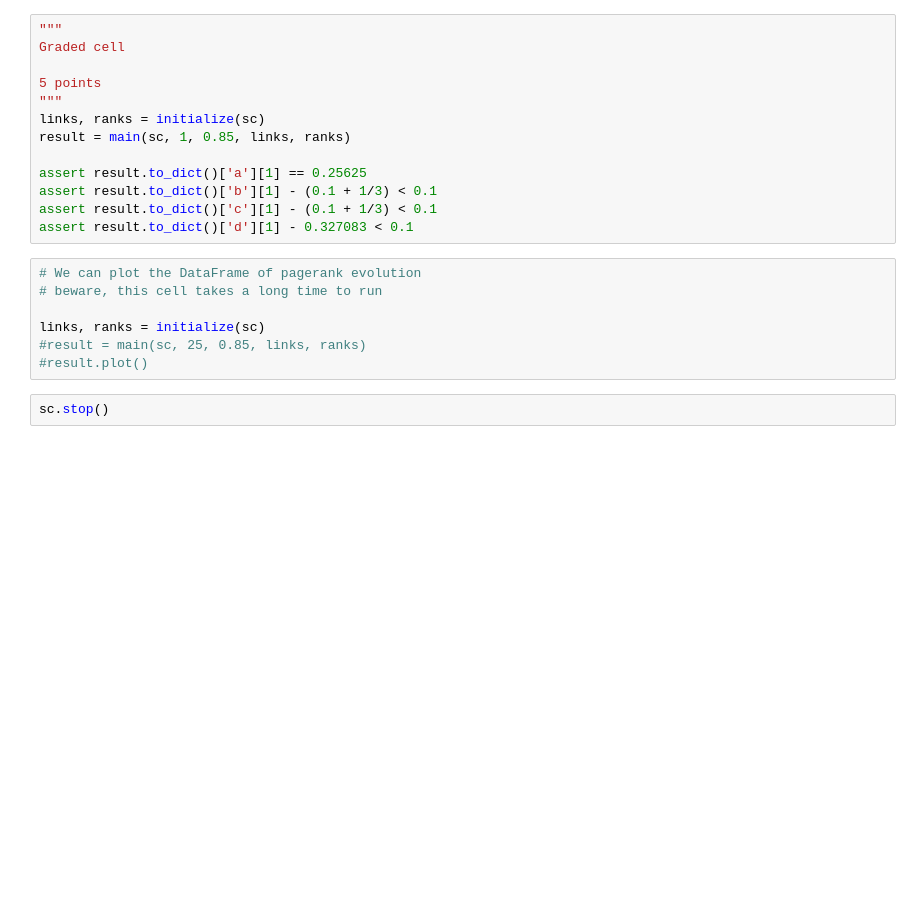
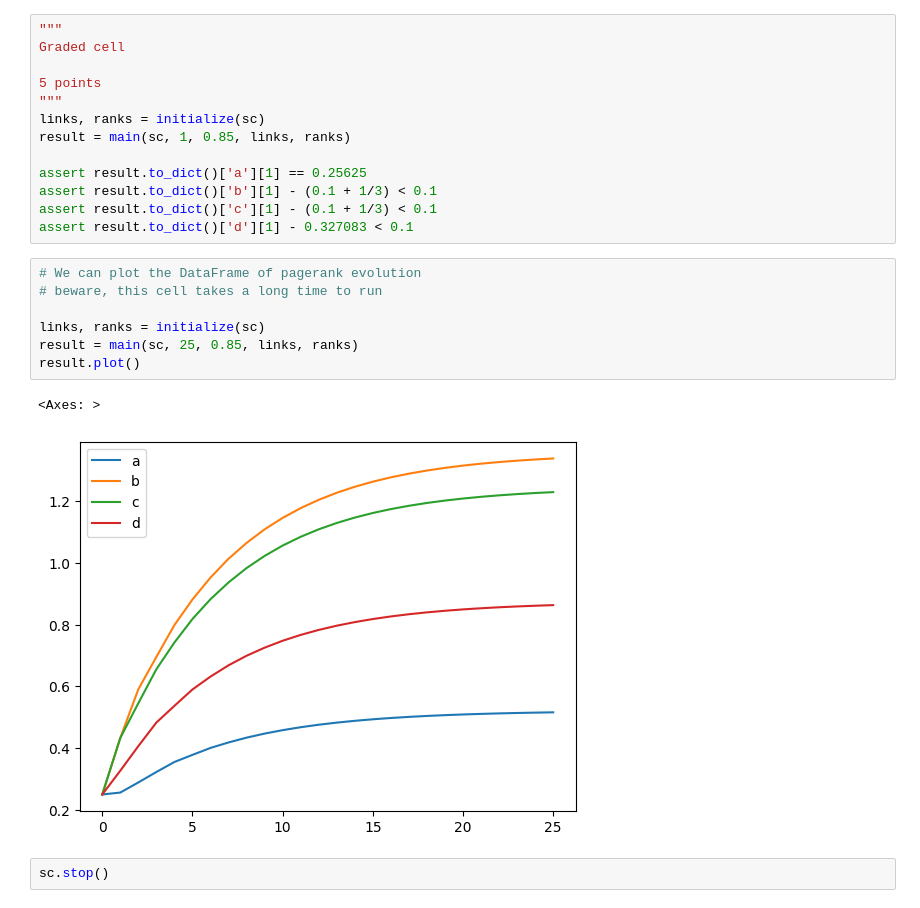
Before and after one commit to marinaKpamegan/pyspark, a Jupyter notebook: 2-novice/2-Pagerank-RDD.ipynb, the cells around one changed output. Drawn from its saved outputs; the diff is of its cells as text; blank space fills up the shorter version.

Commit message:
final plot

```diff
--- a/2-novice/2-Pagerank-RDD.ipynb
+++ b/2-novice/2-Pagerank-RDD.ipynb
@@ -320,9 +320,12 @@ assert result.to_dict()['d'][1] - 0.327083 < 0.1
 # %%
 # We can plot the DataFrame of pagerank evolution
 # beware, this cell takes a long time to run
 
 links, ranks = initialize(sc)
-#result = main(sc, 25, 0.85, links, ranks)
-#result.plot()
+result = main(sc, 25, 0.85, links, ranks)
+result.plot()
+# %% [output]
+<Axes: >
+[figure, added]
 # %%
 sc.stop()
```
